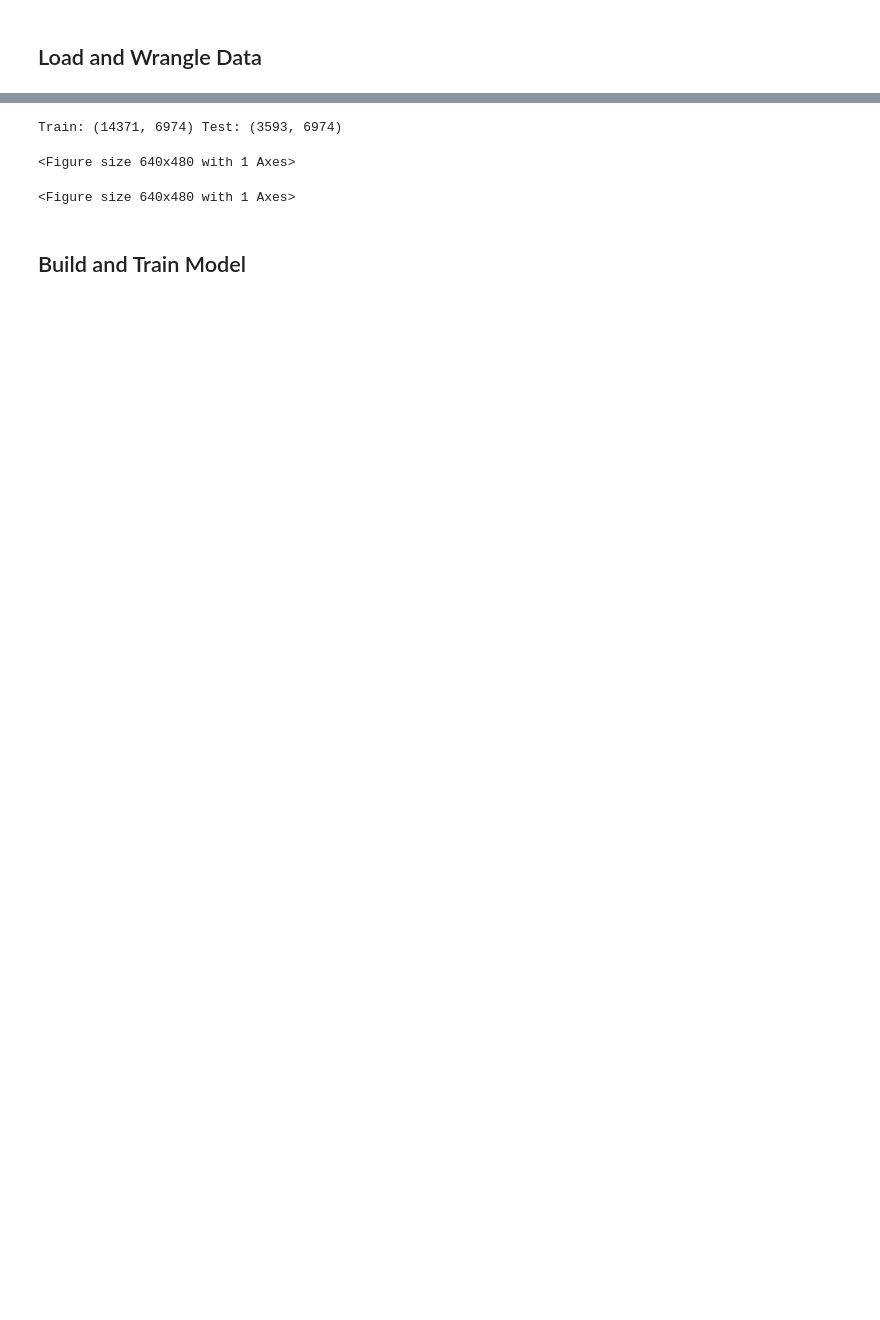
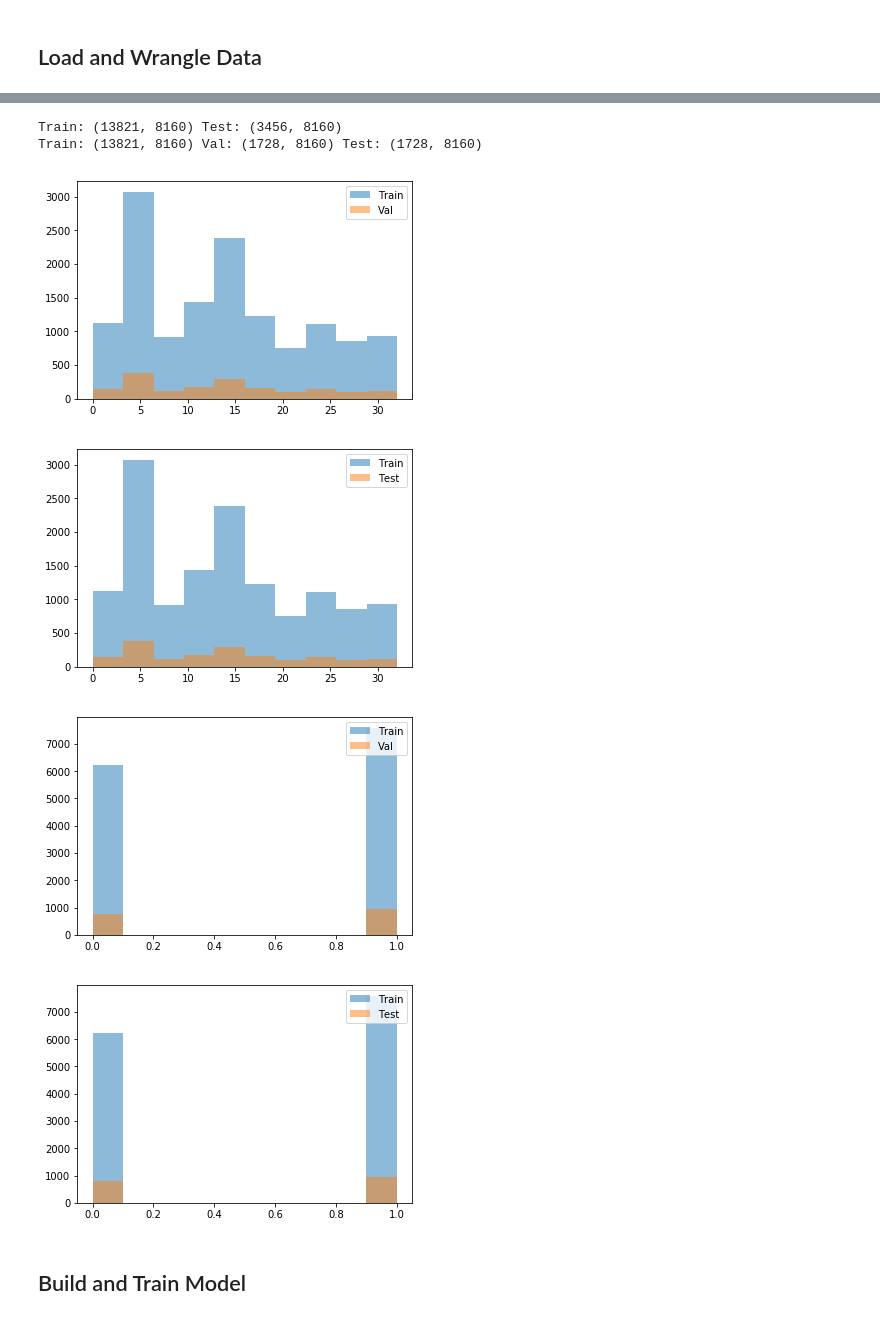
Before and after one commit to rcurrie/pancan-gtex, a Jupyter notebook: train.ipynb, the cells around one changed output, grey strips where cells are left out. Cells and saved outputs as stored; diff of their text form; code cells hidden in the pictures; blank space fills up the shorter version.

```diff
--- a/train.ipynb
+++ b/train.ipynb
@@ -66,10 +70,11 @@ Y_onehot = np.append(
     Y["tumor_normal_value"].values.reshape(Y.shape[0],-1),
     tf.keras.utils.to_categorical(Y["primary_site_value"]), axis=1)
 # %%
-# Split into training and test sets strattified on primary site
+# Split into train, validate and test sets strattified on primary site
 from sklearn.model_selection import StratifiedShuffleSplit
-split = StratifiedShuffleSplit(n_splits=1, test_size=0.2, random_state=42)
+split = StratifiedShuffleSplit(n_splits=1, test_size=0.20, random_state=42)
 
+# Split into train test
 for train_index, test_index in split.split(X.values, Y.primary_site_value):
     X_train = X.values[train_index]
     X_test = X.values[test_index]
@@ -79,25 +84,48 @@ for train_index, test_index in split.split(X.values, Y.primary_site_value):
     Y_onehot_test = Y_onehot[test_index]
 
 print("Train:", X_train.shape, "Test:", X_test.shape)
+
+# Split test into validate and test
+split = StratifiedShuffleSplit(n_splits=1, test_size=0.5, random_state=42)
+for val_index, test_index in split.split(X_test, Y_test.primary_site_value):
+    X_val = X_test[val_index]
+    X_test = X_test[test_index]
+    Y_val = Y_test.iloc[val_index]
+    Y_test = Y_test.iloc[test_index]
+    Y_onehot_val = Y_onehot_test[val_index]
+    Y_onehot_test = Y_onehot_test[test_index]
+
+print("Train:", X_train.shape, "Val:", X_val.shape, "Test:", X_test.shape)
 # %% [output]
-Train: (14371, 6974) Test: (3593, 6974)
+Train: (13821, 8160) Test: (3456, 8160)
+Train: (13821, 8160) Val: (1728, 8160) Test: (1728, 8160)
 # %%
 import matplotlib.pyplot as plt
 
 # Lets see how big each class is based on primary site
 plt.hist(Y_train.primary_site_value.values, alpha=0.5, label='Train')
+plt.hist(Y_val.primary_site_value.values, alpha=0.5, label='Val')
+plt.legend(loc='upper right')
+plt.show()
+
+plt.hist(Y_train.primary_site_value.values, alpha=0.5, label='Train')
 plt.hist(Y_test.primary_site_value.values, alpha=0.5, label='Test')
 plt.legend(loc='upper right')
-plt.title("Primary site distribution between train and test sets")
 plt.show()
 
-# Lets see how big each class is based tumor/normal
+plt.hist(Y_train.tumor_normal_value.values, alpha=0.5, label='Train')
+plt.hist(Y_val.tumor_normal_value.values, alpha=0.5, label='Val')
+plt.legend(loc='upper right')
+plt.show()
+
+
 plt.hist(Y_train.tumor_normal_value.values, alpha=0.5, label='Train')
 plt.hist(Y_test.tumor_normal_value.values, alpha=0.5, label='Test')
 plt.legend(loc='upper right')
-plt.title("Tumor/normal distribution between train and test sets")
 plt.show()
 # %% [output]
-<Figure size 640x480 with 1 Axes>
-<Figure size 640x480 with 1 Axes>
+[figure, added]
+[figure, added]
+[figure, added]
+[figure, added]
 # %%
```
Also changed, not shown: parts of 7 cells of this notebook, 2 other files.
